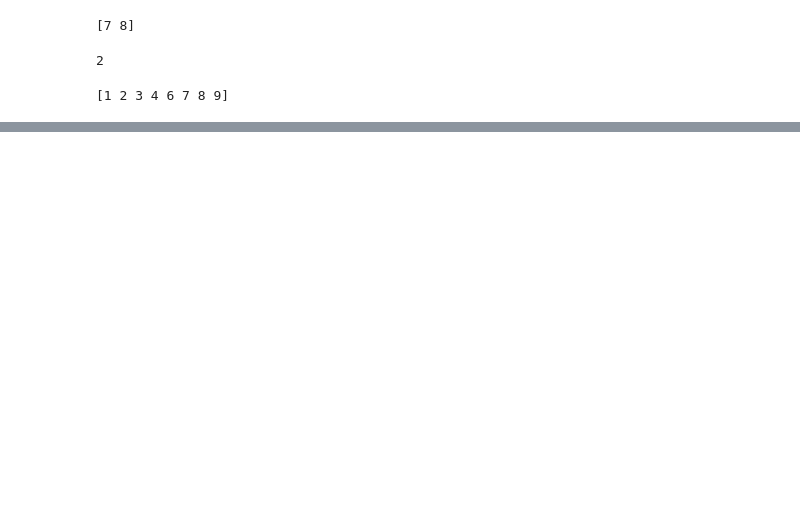
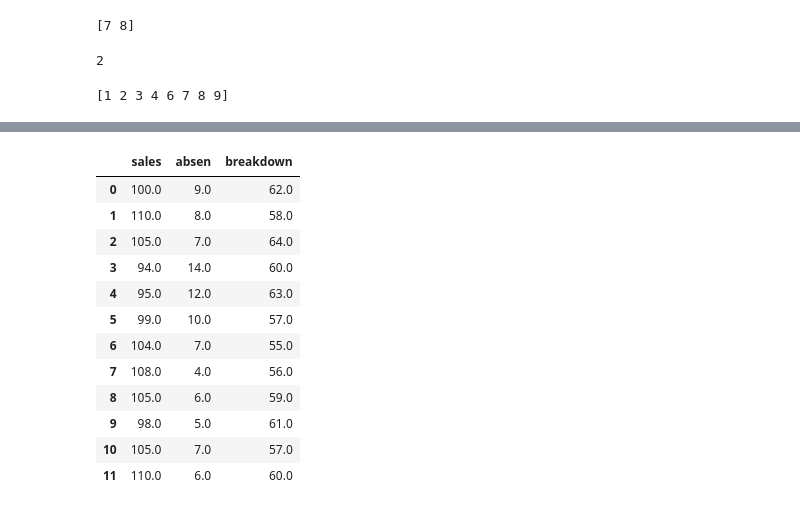
Before and after one commit to udaykiran1729/Programming, a Jupyter notebook: Py_prog/Note101.ipynb, the cells around one changed output, grey strips where cells are left out. Saved outputs shown, nothing was run; the diff lists cells and outputs as text; code cells hidden in the pictures; blank space fills up the shorter version.

```diff
--- a/Py_prog/Note101.ipynb
+++ b/Py_prog/Note101.ipynb
@@ -32,0 +270,53 @@ print(a1)
+# %%
+# blocks
+bi=0
+for i in range(len(l[0])):
+    bi+=sum(df1.iloc[i])**2
+rss,g,n,s2tr=0,0,0,0
+l=np.array(l)
+for i in l:
+    rss+=sum(np.array(i)**2)
+    g+=sum(np.array(i))
+    s2tr+=sum(np.array(i))**2/len(i)
+    n+=len(i)
+cf=g**2/n
+sst=rss-cf
+s2tr-=cf
+bi2=bi/tr-cf
+
+
+
+se=sst-s2tr-bi2
+S2tr=s2tr/(tr-1)
+S2e=se/((len(df)-1)*(tr-1))
+
+
+Ftr=S2tr/S2e
+Ftb=bi2/S2e
+
+# ste.f.ppf(0.95,2,6)
+# %%
+## MULTI LINEAR REGRESSION
+df2=pd.DataFrame()
+l=[]
+n=int(input('enter the no of ATTRIBUTES:'))
+for i in range(n):
+    m=input('enter the attribute name:')
+    l1=list(map(float,input().split()))
+    l.append(l1)
+    df2[m]=l1
+df2
+# %% [output]
+|  | sales | absen | breakdown |
+| 0 | 100.0 | 9.0 | 62.0 |
+| 1 | 110.0 | 8.0 | 58.0 |
+| 2 | 105.0 | 7.0 | 64.0 |
+| 3 | 94.0 | 14.0 | 60.0 |
+| 4 | 95.0 | 12.0 | 63.0 |
+| 5 | 99.0 | 10.0 | 57.0 |
+| 6 | 104.0 | 7.0 | 55.0 |
+| 7 | 108.0 | 4.0 | 56.0 |
+| 8 | 105.0 | 6.0 | 59.0 |
+| 9 | 98.0 | 5.0 | 61.0 |
+| 10 | 105.0 | 7.0 | 57.0 |
+| 11 | 110.0 | 6.0 | 60.0 |
```
Also changed, not shown: parts of 22 cells of this notebook, 9 other files.
